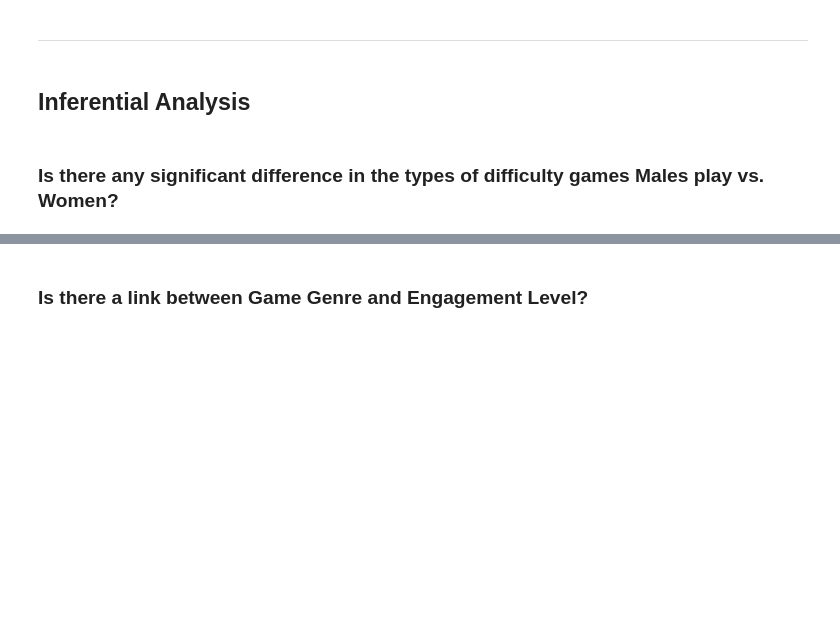
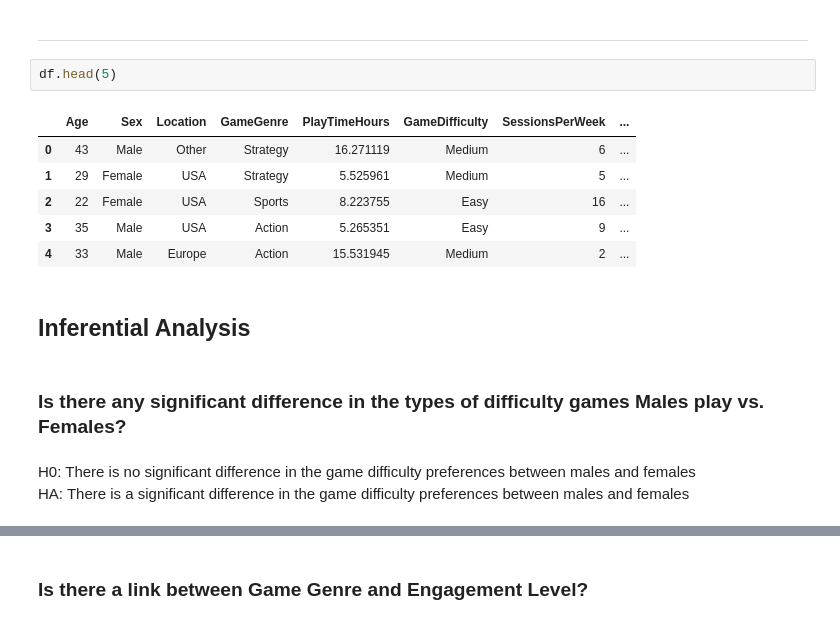
Before and after one commit to dmm4613/online-gaming-behavior-eda, a Jupyter notebook: online-gaming-behavior-eda.ipynb, the cells around one changed output, grey strips where cells are left out. Saved outputs shown, nothing was run; the diff lists cells and outputs as text; blank space fills up the shorter version.

```diff
--- a/online-gaming-behavior-eda.ipynb
+++ b/online-gaming-behavior-eda.ipynb
@@ -398,7 +400,19 @@ plt.show()
 [figure]
 # %% [markdown]
 ____
+# %%
+df.head(5)
+# %% [output]
+|  | Age | Sex | Location | GameGenre | PlayTimeHours | GameDifficulty | SessionsPerWeek | ... |
+| 0 | 43 | Male | Other | Strategy | 16.271119 | Medium | 6 | ... |
+| 1 | 29 | Female | USA | Strategy | 5.525961 | Medium | 5 | ... |
+| 2 | 22 | Female | USA | Sports | 8.223755 | Easy | 16 | ... |
+| 3 | 35 | Male | USA | Action | 5.265351 | Easy | 9 | ... |
+| 4 | 33 | Male | Europe | Action | 15.531945 | Medium | 2 | ... |
 # %% [markdown]
 ## Inferential Analysis
 # %% [markdown]
-### Is there any significant difference in the types of difficulty games Males play vs. Women?
+### Is there any significant difference in the types of difficulty games Males play vs. Females?
+# %% [markdown]
+H0: There is no significant difference in the game difficulty preferences between males and females\
+HA: There is a significant difference in the game difficulty preferences between males and females
```
Also changed, not shown: parts of 8 cells of this notebook.
